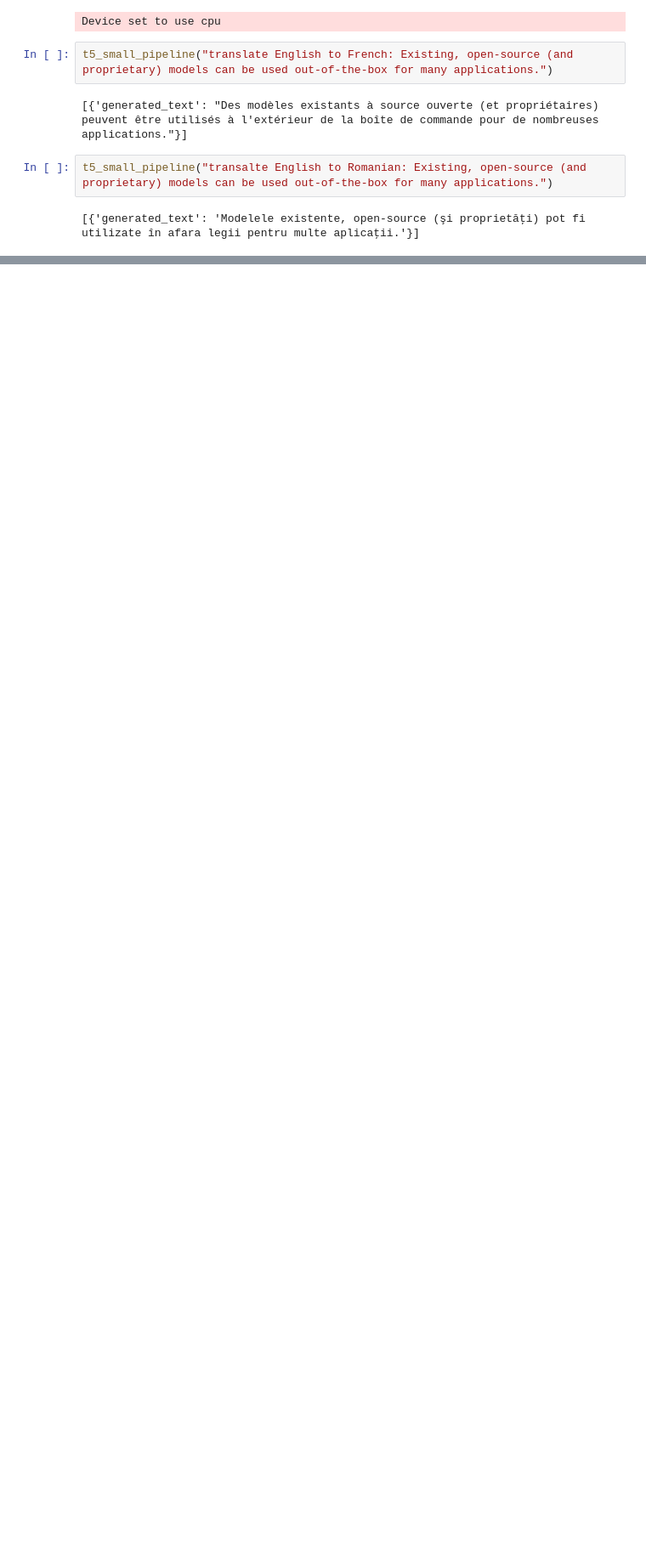
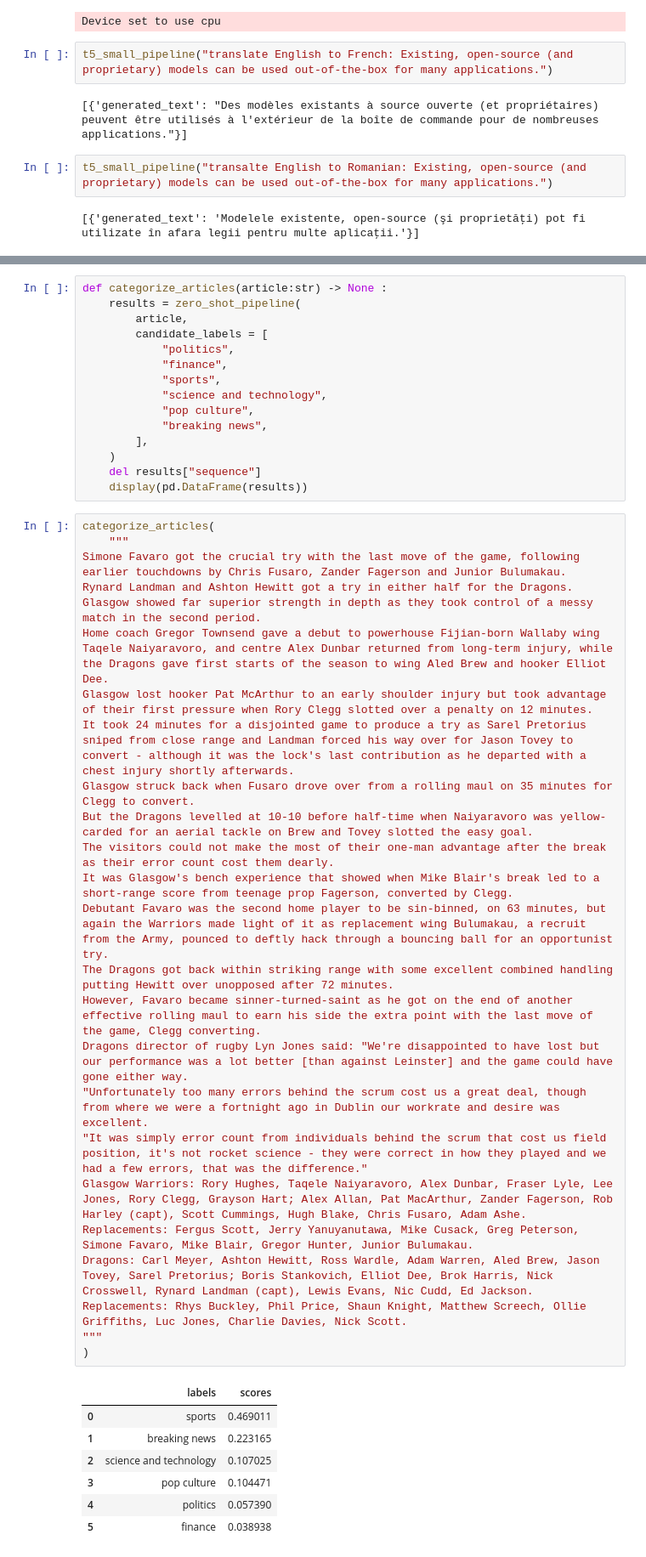
Before and after one commit to rajuakshita22/AI_Learning, a Jupyter notebook: projects/llm-basics/LLM-1.ipynb, the cells around one changed output, grey strips where cells are left out. Shown: that part at 85% size. Cells and saved outputs as stored; diff of their text form; blank space fills up the shorter version.

Commit message:
Zero-Shot Learning Model

```diff
--- a/projects/llm-basics/LLM-1.ipynb
+++ b/projects/llm-basics/LLM-1.ipynb
@@ -187,0 +204,48 @@ t5_small_pipeline("transalte English to Romanian: Existing, open-source (and pro
+# %%
+def categorize_articles(article:str) -> None :
+    results = zero_shot_pipeline(
+        article,
+        candidate_labels = [
+            "politics",
+            "finance",
+            "sports",
+            "science and technology",
+            "pop culture",
+            "breaking news",
+        ],
+    )
+    del results["sequence"]
+    display(pd.DataFrame(results))
+# %%
+categorize_articles(
+    """
+Simone Favaro got the crucial try with the last move of the game, following earlier touchdowns by Chris Fusaro, Zander Fagerson and Junior Bulumakau.
+Rynard Landman and Ashton Hewitt got a try in either half for the Dragons.
+Glasgow showed far superior strength in depth as they took control of a messy match in the second period.
+Home coach Gregor Townsend gave a debut to powerhouse Fijian-born Wallaby wing Taqele Naiyaravoro, and centre Alex Dunbar returned from long-term injury, while the Dragons gave first starts of the season to wing Aled Brew and hooker Elliot Dee.
+Glasgow lost hooker Pat McArthur to an early shoulder injury but took advantage of their first pressure when Rory Clegg slotted over a penalty on 12 minutes.
+It took 24 minutes for a disjointed game to produce a try as Sarel Pretorius sniped from close range and Landman forced his way over for Jason Tovey to convert - although it was the lock's last contribution as he departed with a chest injury shortly afterwards.
+Glasgow struck back when Fusaro drove over from a rolling maul on 35 minutes for Clegg to convert.
+But the Dragons levelled at 10-10 before half-time when Naiyaravoro was yellow-carded for an aerial tackle on Brew and Tovey slotted the easy goal.
+The visitors could not make the most of their one-man advantage after the break as their error count cost them dearly.
+It was Glasgow's bench experience that showed when Mike Blair's break led to a short-range score from teenage prop Fagerson, converted by Clegg.
+Debutant Favaro was the second home player to be sin-binned, on 63 minutes, but again the Warriors made light of it as replacement wing Bulumakau, a recruit from the Army, pounced to deftly hack through a bouncing ball for an opportunist try.
+The Dragons got back within striking range with some excellent combined handling putting Hewitt over unopposed after 72 minutes.
+However, Favaro became sinner-turned-saint as he got on the end of another effective rolling maul to earn his side the extra point with the last move of the game, Clegg converting.
+Dragons director of rugby Lyn Jones said: "We're disappointed to have lost but our performance was a lot better [than against Leinster] and the game could have gone either way.
+"Unfortunately too many errors behind the scrum cost us a great deal, though from where we were a fortnight ago in Dublin our workrate and desire was excellent.
+"It was simply error count from individuals behind the scrum that cost us field position, it's not rocket science - they were correct in how they played and we had a few errors, that was the difference."
+Glasgow Warriors: Rory Hughes, Taqele Naiyaravoro, Alex Dunbar, Fraser Lyle, Lee Jones, Rory Clegg, Grayson Hart; Alex Allan, Pat MacArthur, Zander Fagerson, Rob Harley (capt), Scott Cummings, Hugh Blake, Chris Fusaro, Adam Ashe.
+Replacements: Fergus Scott, Jerry Yanuyanutawa, Mike Cusack, Greg Peterson, Simone Favaro, Mike Blair, Gregor Hunter, Junior Bulumakau.
+Dragons: Carl Meyer, Ashton Hewitt, Ross Wardle, Adam Warren, Aled Brew, Jason Tovey, Sarel Pretorius; Boris Stankovich, Elliot Dee, Brok Harris, Nick Crosswell, Rynard Landman (capt), Lewis Evans, Nic Cudd, Ed Jackson.
+Replacements: Rhys Buckley, Phil Price, Shaun Knight, Matthew Screech, Ollie Griffiths, Luc Jones, Charlie Davies, Nick Scott.
+"""
+)
+# %% [output]
+|  | labels | scores |
+| 0 | sports | 0.469011 |
+| 1 | breaking news | 0.223165 |
+| 2 | science and technology | 0.107025 |
+| 3 | pop culture | 0.104471 |
+| 4 | politics | 0.057390 |
+| 5 | finance | 0.038938 |
```
Also changed, not shown: parts of 4 cells of this notebook.
